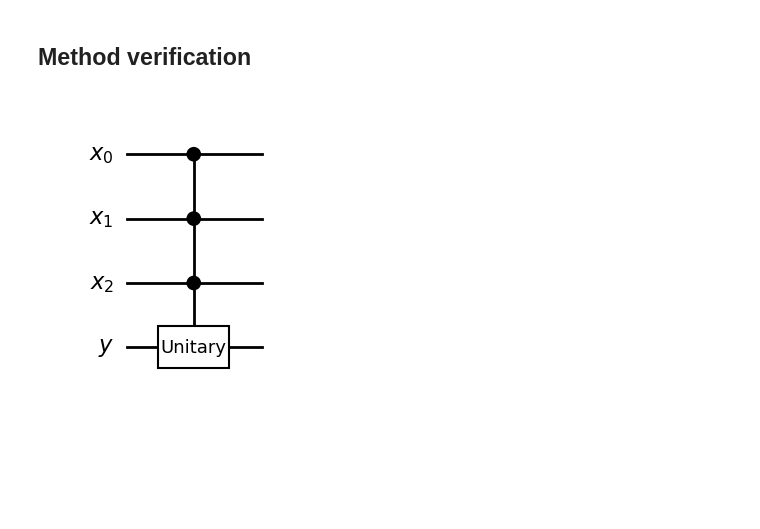
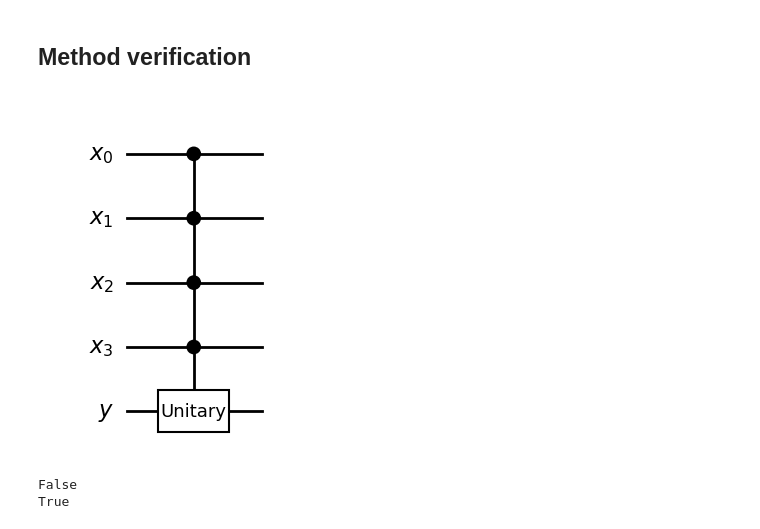
Before and after one commit to jgreen83/multi-controlled-u-gate, a Jupyter notebook: multi-controlled-gate.ipynb, the cells around one changed output. Saved outputs shown, nothing was run; the diff lists cells and outputs as text; code cells hidden in the pictures; blank space fills up the shorter version.

Commit message:
recursive method for n-control working up to global phase shift

```diff
--- a/multi-controlled-gate.ipynb
+++ b/multi-controlled-gate.ipynb
@@ -98,7 +160,7 @@ True
 ## Method verification
 # %%
 #trying to implement multi-controlled-U gate
-def multi_controlled_U_gate(U, n):
+def multi_controlled_U_gate2(U, n):
     quantum_registerXs = QuantumRegister(size=n, name="x")
     quantum_registerY = QuantumRegister(size=1, name="y")
     #ancilla_register = AncillaRegister(size=n, name="y")
@@ -110,7 +172,17 @@ def multi_controlled_U_gate(U, n):
 
     return mcUckt
 # %%
-mcUckt = multi_controlled_U_gate(Operator([[1, 0], [0, 1]]),3)
+mcUckt = multi_controlled_U_gate2(Operator([[0, 1], [1, 0]]), 4)
 mcUckt.draw(output="mpl", style="bw")
 # %% [output]
-[figure, old version]
+[figure, new version]
+# %%
+#checking equivalence of the two circuits
+Op1 = Operator(C)
+Op2 = Operator(mcUckt)
+
+print(Op1.equiv(Op2))
+print(Statevector.from_instruction(C).equiv(Statevector.from_instruction(mcUckt)))
+# %% [output]
+False
+True
```
Also changed, not shown: parts of 5 cells of this notebook.
